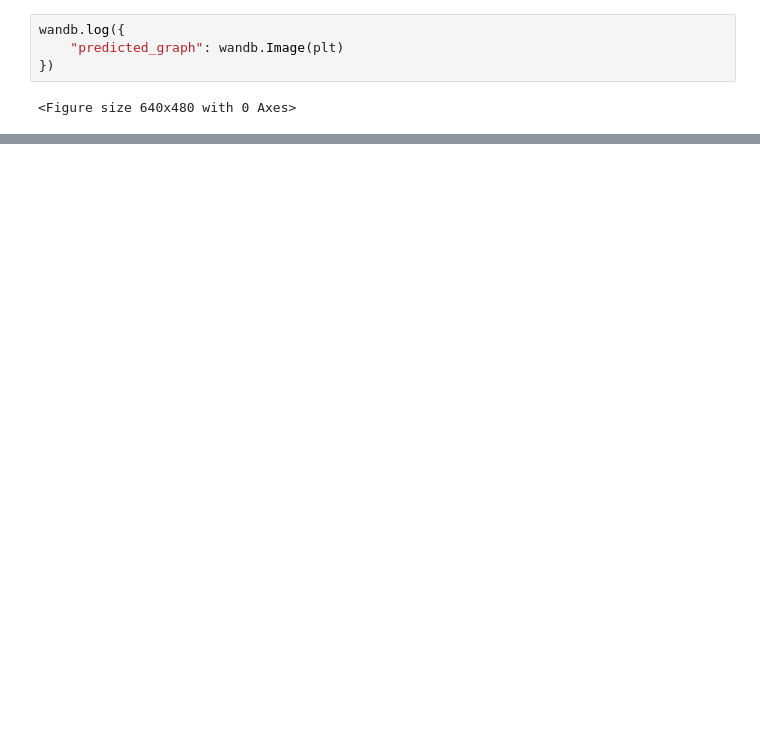
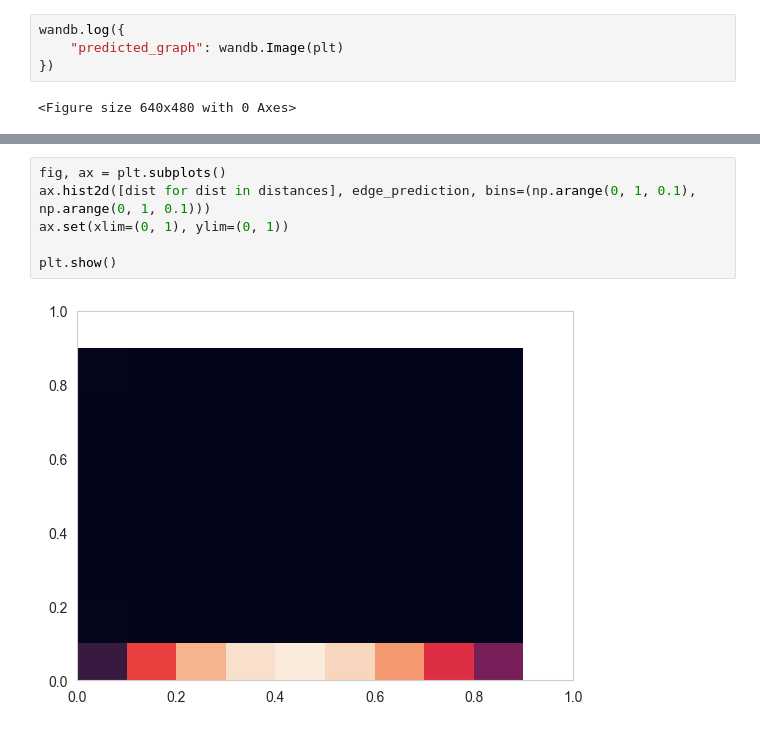
Before and after one commit to HydrofinLoewenherz/embedding-eval-framework, a Jupyter notebook: scale/embedding-decode.ipynb, the cells around one changed output, grey strips where cells are left out. Cells and saved outputs as stored; diff of their text form; blank space fills up the shorter version.

```diff
--- a/scale/embedding-decode.ipynb
+++ b/scale/embedding-decode.ipynb
@@ -232,0 +231,8 @@ Find logs at: .\wandb\run-20221212_121946-1lvzyvzm\logs
+# %%
+fig, ax = plt.subplots()
+ax.hist2d([dist for dist in distances], edge_prediction, bins=(np.arange(0, 1, 0.1), np.arange(0, 1, 0.1)))
+ax.set(xlim=(0, 1), ylim=(0, 1))
+
+plt.show()
+# %% [output]
+[figure, added]
```
Also changed, not shown: parts of 14 cells of this notebook.
